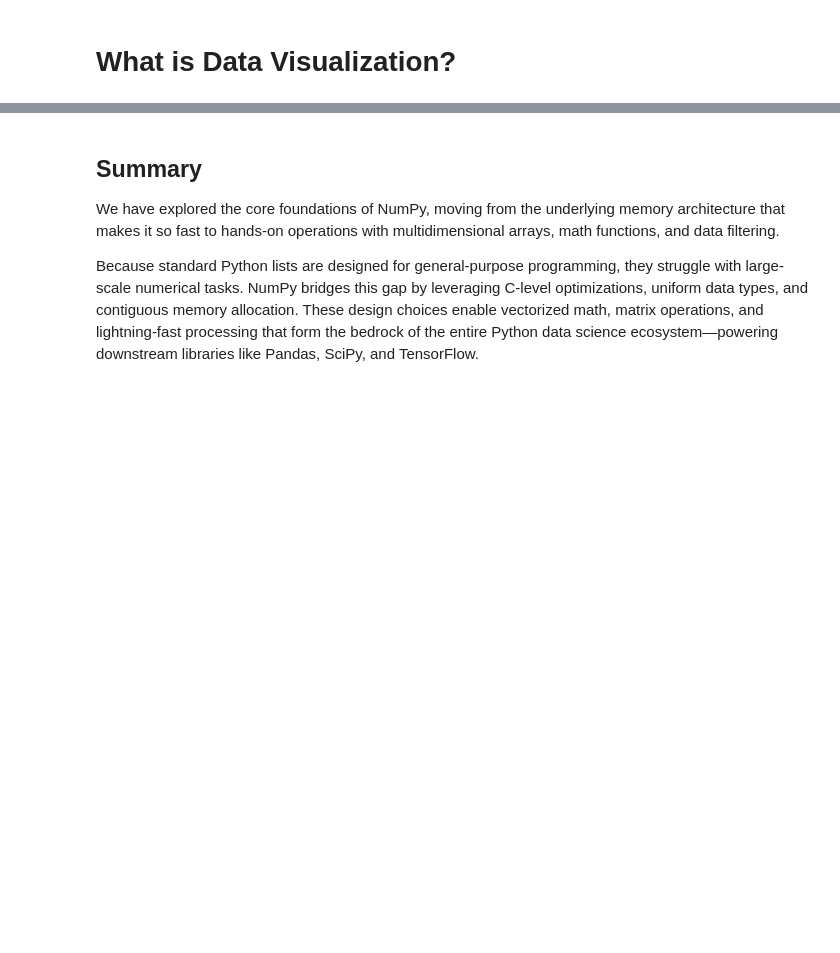
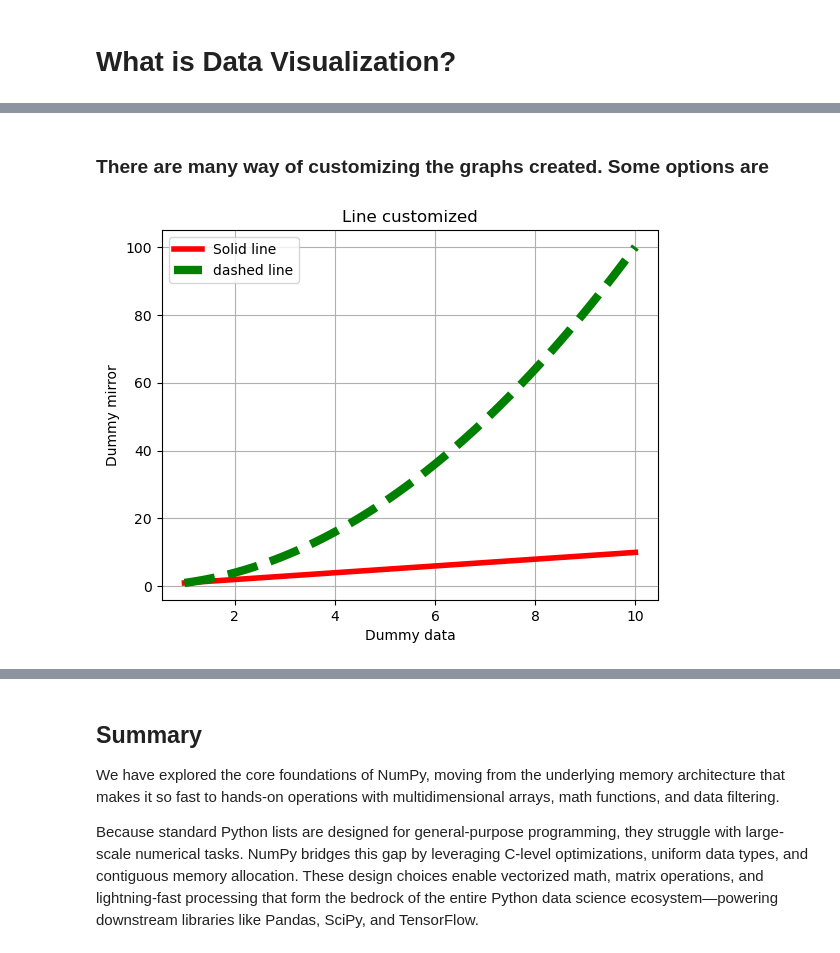
Before and after one commit to bizzaccelerator/Data-Science-Study-Notes, a Jupyter notebook: 7. Visualizing data.ipynb, the cells around one changed output, grey strips where cells are left out. Saved outputs shown, nothing was run; the diff lists cells and outputs as text; code cells hidden in the pictures; blank space fills up the shorter version.

```diff
--- a/7. Visualizing data.ipynb
+++ b/7. Visualizing data.ipynb
@@ -50,0 +159,30 @@ import numpy as np
+# %% [markdown]
+### There are many way of customizing the graphs created. Some options are
+# %%
+# First the data
+x = np.linspace(1, 10, 100)
+y = x*x
+
+# Then create the figure
+plt.Figure(figsize=(15,8))
+plt.plot(
+    x, # The data in x
+    x, # The data in y
+    'r-', # A short way to indicate "color red" and "solid line"
+    label = 'Solid line', # Description of the data
+    linewidth = 4 # The width
+)
+plt.plot(x, y, 'g--', label= 'dashed line', linewidth= 6)
+
+# Configure the graph
+plt.title('Line customized')
+plt.xlabel('Dummy data')
+plt.ylabel('Dummy mirror')
+plt.legend()
+plt.grid(True)
+
+
+# Show the graph
+plt.show()
+# %% [output]
+[figure, added]
```
Also changed, not shown: parts of 23 cells of this notebook.
